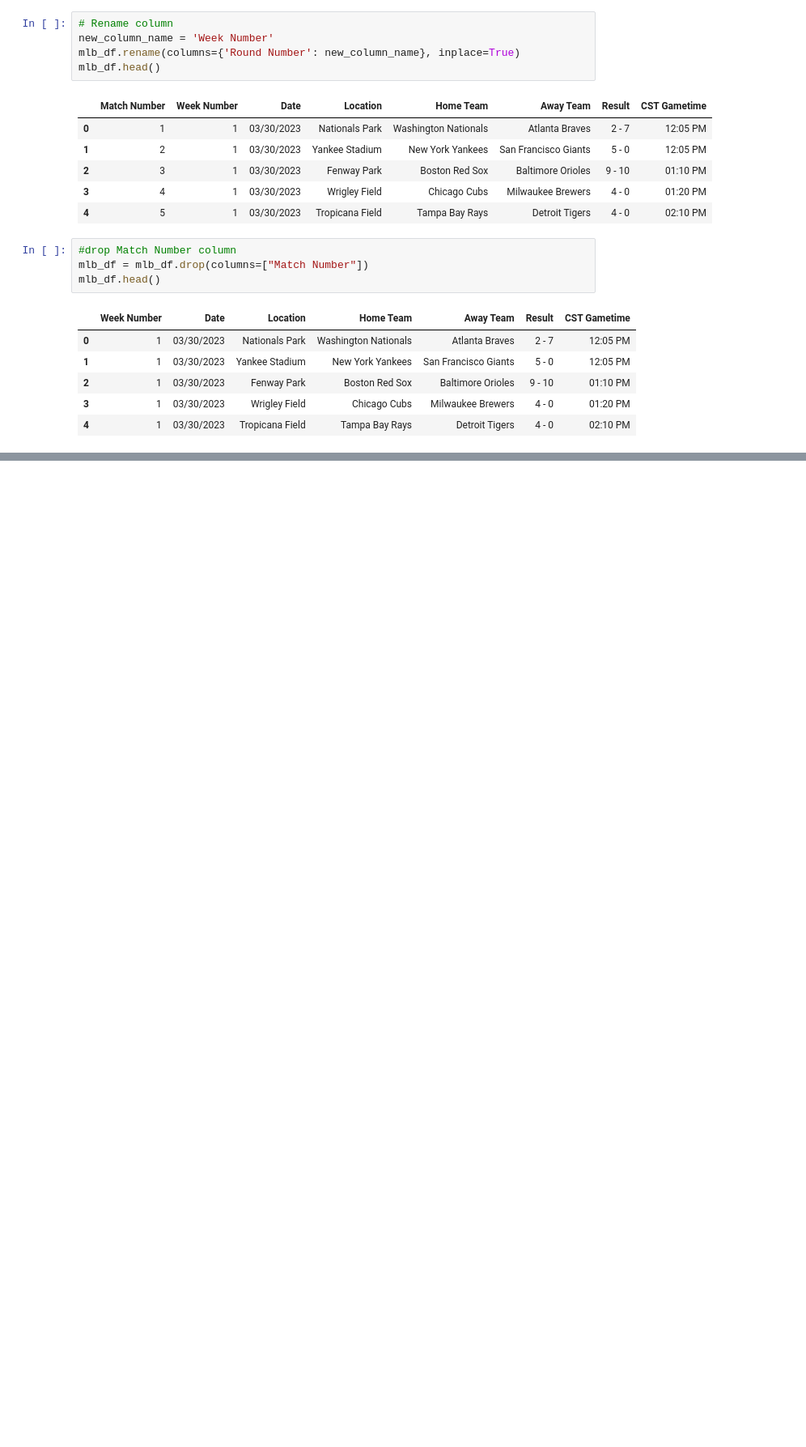
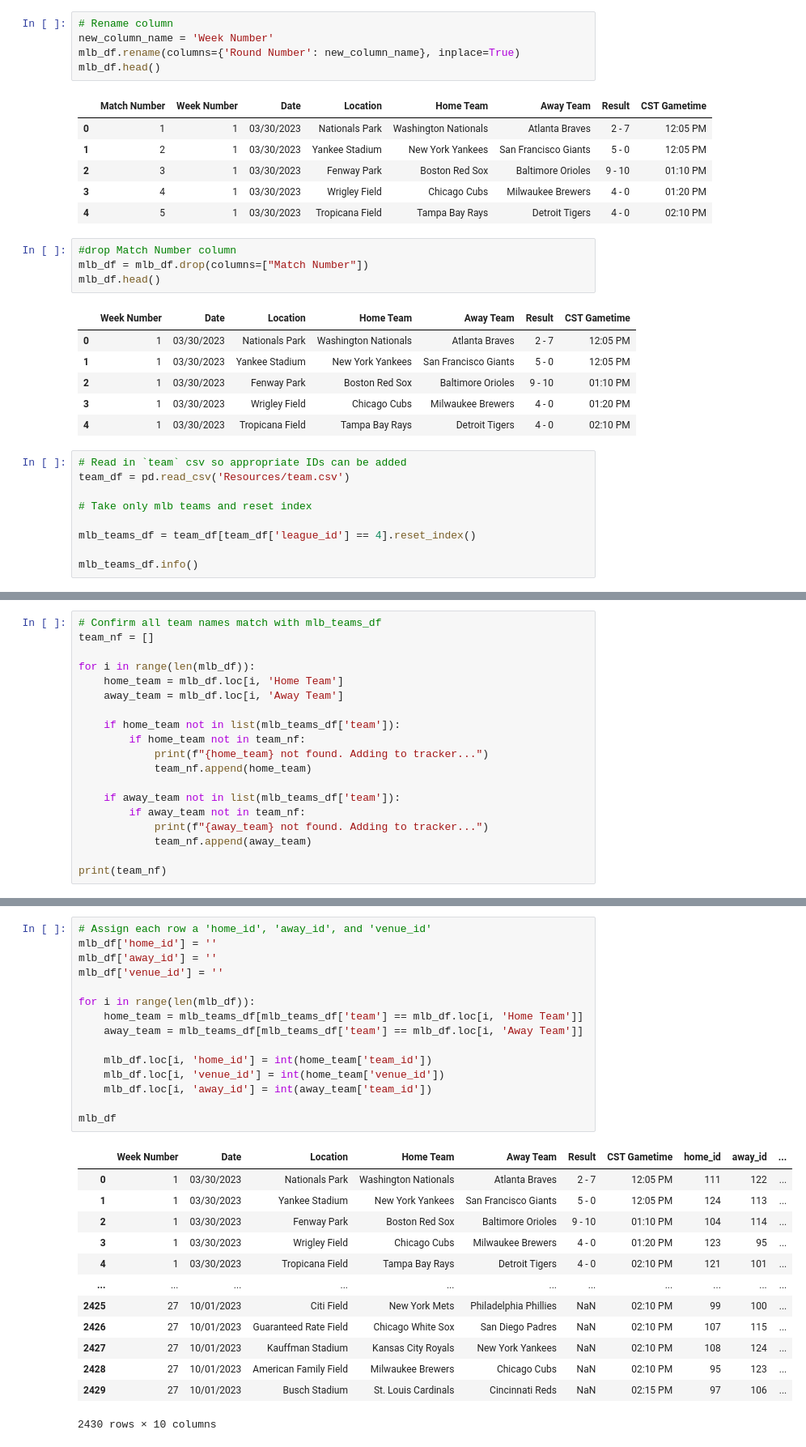
Before and after one commit to lucasjfsmith/pro-venue-tracker, a Jupyter notebook: mlb_schedule.ipynb, the cells around one changed output, grey strips where cells are left out. Shown at 81% size. Saved outputs shown, nothing was run; the diff lists cells and outputs as text; blank space fills up the shorter version.

```diff
--- a/mlb_schedule.ipynb
+++ b/mlb_schedule.ipynb
@@ -88,3 +88,12 @@ mlb_df.head()
 | 2 | 1 | 03/30/2023 | Fenway Park | Boston Red Sox | Baltimore Orioles | 9 - 10 | 01:10 PM |
 | 3 | 1 | 03/30/2023 | Wrigley Field | Chicago Cubs | Milwaukee Brewers | 4 - 0 | 01:20 PM |
 | 4 | 1 | 03/30/2023 | Tropicana Field | Tampa Bay Rays | Detroit Tigers | 4 - 0 | 02:10 PM |
+# %%
+# Read in `team` csv so appropriate IDs can be added
+team_df = pd.read_csv('Resources/team.csv')
+
+# Take only mlb teams and reset index
+
+mlb_teams_df = team_df[team_df['league_id'] == 4].reset_index()
+
+mlb_teams_df.info()
@@ -90,0 +113,19 @@ mlb_df.head()
+# %%
+# Confirm all team names match with mlb_teams_df
+team_nf = []
+
+for i in range(len(mlb_df)):
+    home_team = mlb_df.loc[i, 'Home Team']
+    away_team = mlb_df.loc[i, 'Away Team']
+
+    if home_team not in list(mlb_teams_df['team']):
+        if home_team not in team_nf:
+            print(f"{home_team} not found. Adding to tracker...")
+            team_nf.append(home_team)
+
+    if away_team not in list(mlb_teams_df['team']):
+        if away_team not in team_nf:
+            print(f"{away_team} not found. Adding to tracker...")
+            team_nf.append(away_team)
+
+print(team_nf)
@@ -90,0 +134,29 @@ mlb_df.head()
+# %%
+# Assign each row a 'home_id', 'away_id', and 'venue_id'
+mlb_df['home_id'] = ''
+mlb_df['away_id'] = ''
+mlb_df['venue_id'] = ''
+
+for i in range(len(mlb_df)):
+    home_team = mlb_teams_df[mlb_teams_df['team'] == mlb_df.loc[i, 'Home Team']]
+    away_team = mlb_teams_df[mlb_teams_df['team'] == mlb_df.loc[i, 'Away Team']]
+
+    mlb_df.loc[i, 'home_id'] = int(home_team['team_id'])
+    mlb_df.loc[i, 'venue_id'] = int(home_team['venue_id'])
+    mlb_df.loc[i, 'away_id'] = int(away_team['team_id'])
+
+mlb_df
+# %% [output]
+|  | Week Number | Date | Location | Home Team | Away Team | Result | CST Gametime | home_id | away_id | ... |
+| 0 | 1 | 03/30/2023 | Nationals Park | Washington Nationals | Atlanta Braves | 2 - 7 | 12:05 PM | 111 | 122 | ... |
+| 1 | 1 | 03/30/2023 | Yankee Stadium | New York Yankees | San Francisco Giants | 5 - 0 | 12:05 PM | 124 | 113 | ... |
+| 2 | 1 | 03/30/2023 | Fenway Park | Boston Red Sox | Baltimore Orioles | 9 - 10 | 01:10 PM | 104 | 114 | ... |
+| 3 | 1 | 03/30/2023 | Wrigley Field | Chicago Cubs | Milwaukee Brewers | 4 - 0 | 01:20 PM | 123 | 95 | ... |
+| 4 | 1 | 03/30/2023 | Tropicana Field | Tampa Bay Rays | Detroit Tigers | 4 - 0 | 02:10 PM | 121 | 101 | ... |
+| ... | ... | ... | ... | ... | ... | ... | ... | ... | ... | ... |
+| 2425 | 27 | 10/01/2023 | Citi Field | New York Mets | Philadelphia Phillies | NaN | 02:10 PM | 99 | 100 | ... |
+| 2426 | 27 | 10/01/2023 | Guaranteed Rate Field | Chicago White Sox | San Diego Padres | NaN | 02:10 PM | 107 | 115 | ... |
+| 2427 | 27 | 10/01/2023 | Kauffman Stadium | Kansas City Royals | New York Yankees | NaN | 02:10 PM | 108 | 124 | ... |
+| 2428 | 27 | 10/01/2023 | American Family Field | Milwaukee Brewers | Chicago Cubs | NaN | 02:10 PM | 95 | 123 | ... |
+| 2429 | 27 | 10/01/2023 | Busch Stadium | St. Louis Cardinals | Cincinnati Reds | NaN | 02:15 PM | 97 | 106 | ... |
+2430 rows × 10 columns
```
Also changed, not shown: parts of 3 cells of this notebook, 2 other files.
